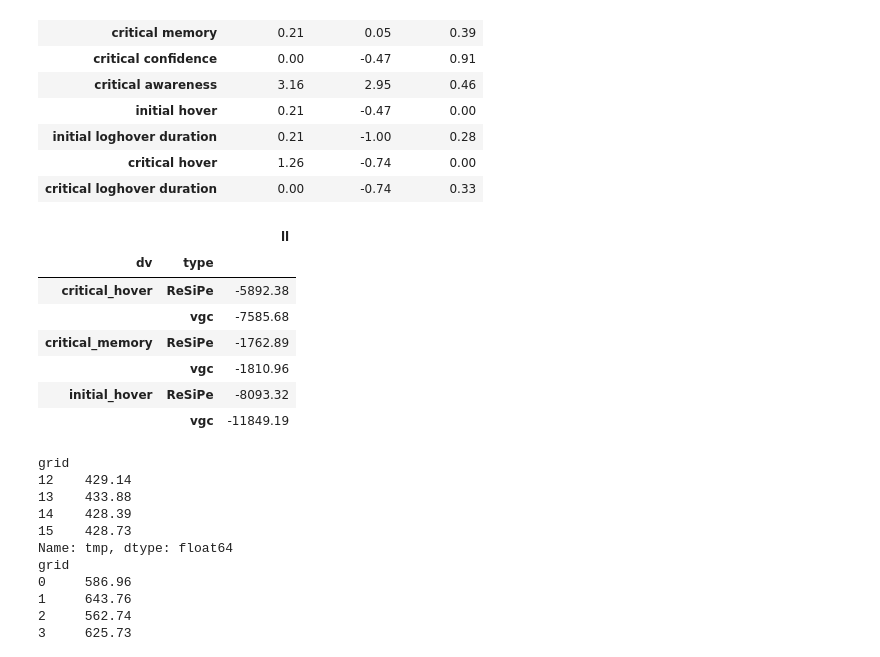
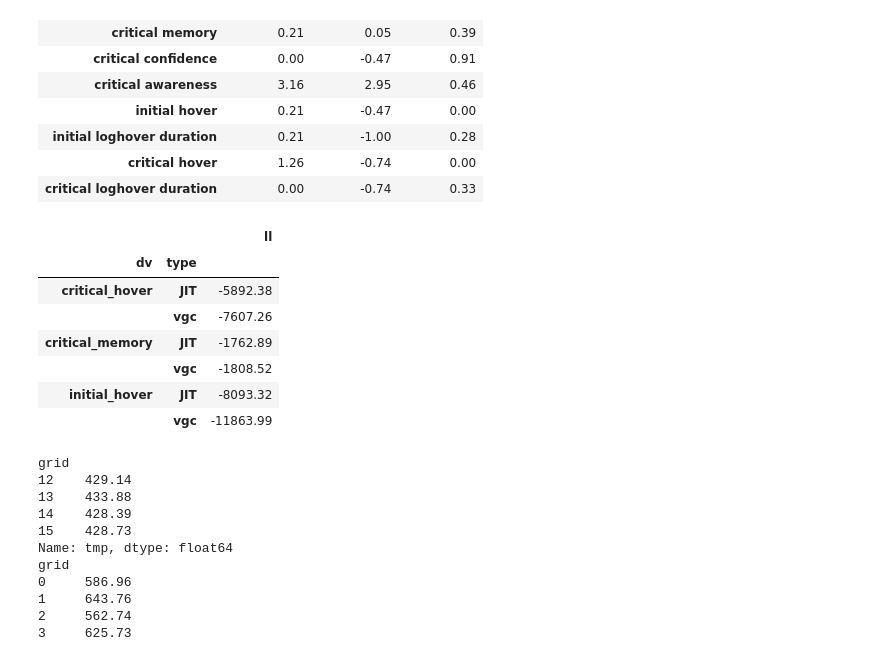
Before and after one commit to chentoast/physics_repr, a Jupyter notebook: navigation/viz.ipynb, the cells around one changed output. Cells and saved outputs as stored; diff of their text form; code cells hidden in the pictures.

```diff
--- a/navigation/viz.ipynb
+++ b/navigation/viz.ipynb
@@ -624,40 +624,40 @@ _dvs = {
 
 likelihoods = []
 for dv, (data, colname) in _dvs.items():
     joint_pred = jit.AStarRollout.combine(
         data[["grid", "probeobs", colname]],
         jit_predictions.loc[jit_predictions.dv == dv],
     )
     if dv == "critical_memory":
         joint_pred["prob"] = joint_pred.prob / 2 + 0.5
 
     if re.search(r'(hover)|(memory)', dv):
         ll = binary_likelihood(joint_pred, colname)
     else:
         ll = gaussian_likelihood(joint_pred, colname)
-    likelihoods.append(ll.assign(type="ReSiPe", dv=dv))
+    likelihoods.append(ll.assign(type="JIT", dv=dv))
 
     vgc_joint_pred = pd.merge(
         vgc_predictions.loc[vgc_predictions.dv == dv],
         data[["grid", "probeobs", colname]],
         on=["grid", "probeobs"],
     )
     if dv == "critical_memory":
         vgc_joint_pred["dynamic_vgc"] = vgc_joint_pred.dynamic_vgc / 2 + 0.5
     ll = binary_likelihood(vgc_joint_pred.rename({"dynamic_vgc": "prob"}, axis=1), colname)
     likelihoods.append(ll.assign(type="vgc", dv=dv))
 
 likelihoods = pd.concat(likelihoods, ignore_index=True)
 likelihoods.assign(ll=likelihoods.loglik * likelihoods.n).groupby(["dv", "type"])[["ll"]].sum()
 # %% [output]
 |  |  | ll |
 | dv | type |  |
-| critical_hover | ReSiPe | -5892.38 |
-|  | vgc | -7585.68 |
-| critical_memory | ReSiPe | -1762.89 |
-|  | vgc | -1810.96 |
-| initial_hover | ReSiPe | -8093.32 |
-|  | vgc | -11849.19 |
+| critical_hover | JIT | -5892.38 |
+|  | vgc | -7607.26 |
+| critical_memory | JIT | -1762.89 |
+|  | vgc | -1808.52 |
+| initial_hover | JIT | -8093.32 |
+|  | vgc | -11863.99 |
 # %%
 _dvs = {
     dv: data
```
Also changed, not shown: parts of 1 cell of this notebook, 14 other files.
